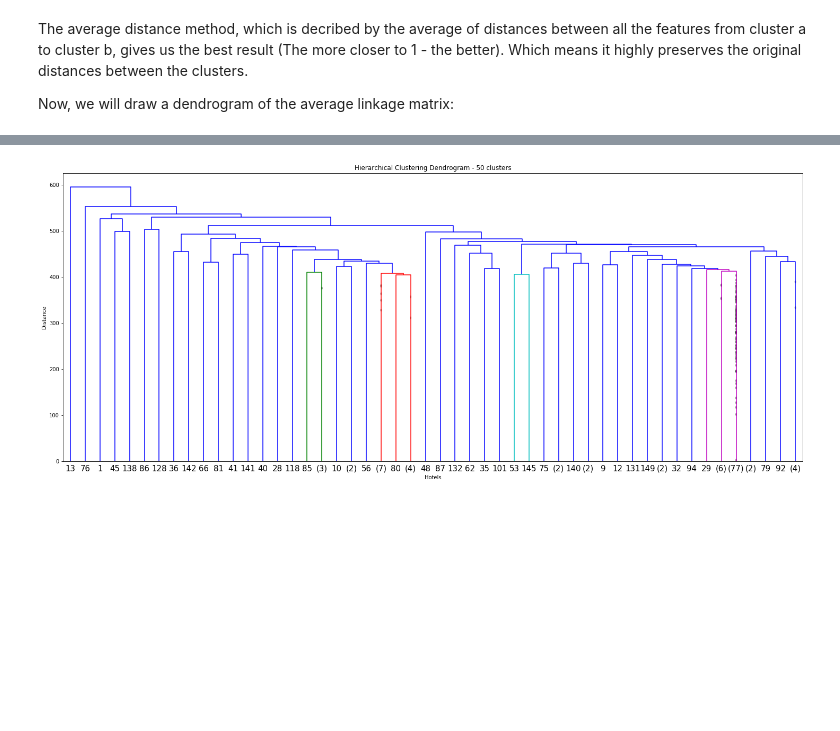
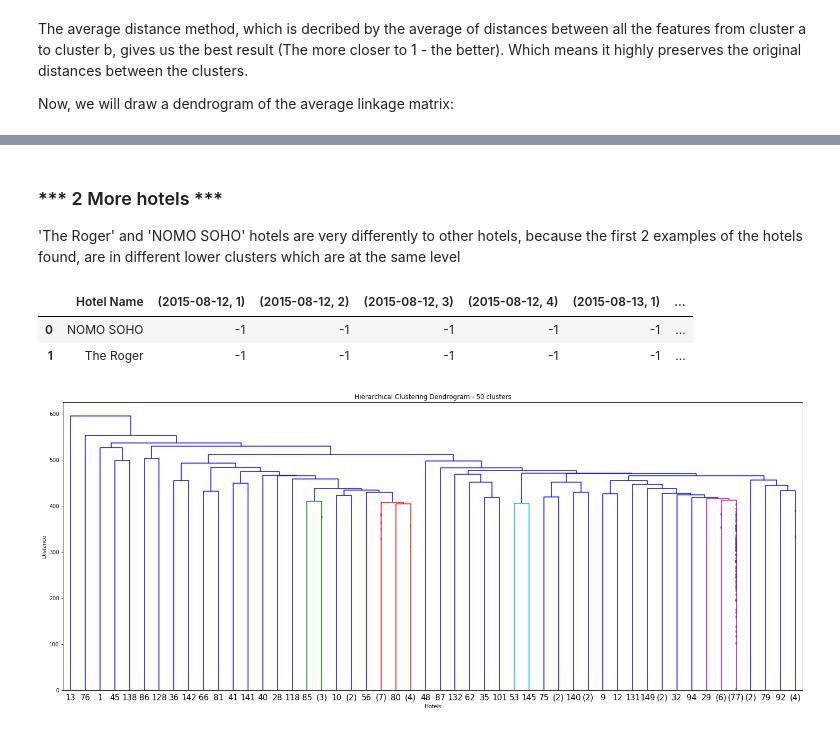
Before and after one commit to ItayGabbay/HotelsDataResearch, a Jupyter notebook: Spark/Question3.ipynb, the cells around one changed output, grey strips where cells are left out. Drawn from its saved outputs; the diff is of its cells as text; code cells hidden in the pictures; blank space fills up the shorter version.

```diff
--- a/Spark/Question3.ipynb
+++ b/Spark/Question3.ipynb
@@ -413,3 +442,16 @@ plt.show()
+# %% [markdown]
+### *** 2 More hotels ***
+
+'The Roger' and 'NOMO SOHO' hotels are very differently to other hotels, because the first 2 examples of the hotels found, are in different lower clusters which are at the same level
+# %%
+pd.set_option('max_columns', None)
+
+df = pd.DataFrame(normalised_hotels_prices.map(lambda x: [x[0]] + x[1]).filter(lambda x: x[0] == 'NOMO SOHO' or x[0] == 'The Roger').take(2), columns=columns)
+df
+# %% [output]
+|  | Hotel Name | (2015-08-12, 1) | (2015-08-12, 2) | (2015-08-12, 3) | (2015-08-12, 4) | (2015-08-13, 1) | ... |
+| 0 | NOMO SOHO | -1 | -1 | -1 | -1 | -1 | ... |
+| 1 | The Roger | -1 | -1 | -1 | -1 | -1 | ... |
 # %%
 p_merged_clusters = int(hotels_num / 3)
 
```
Also changed, not shown: parts of 6 cells of this notebook.
